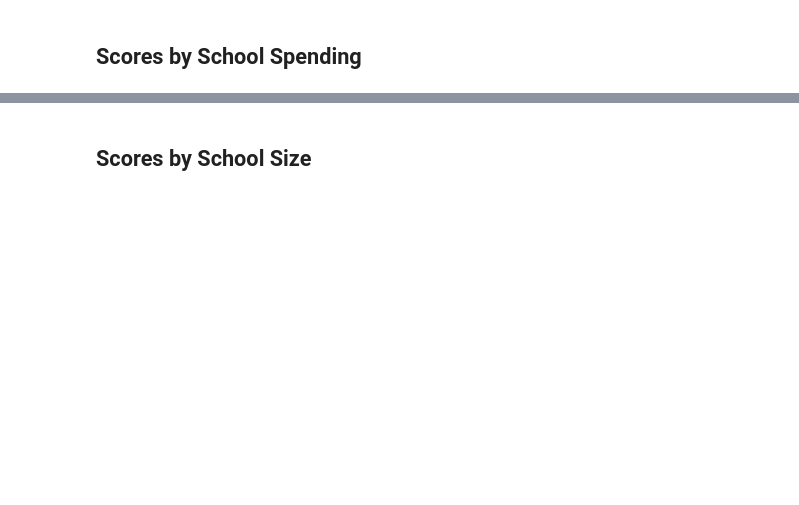
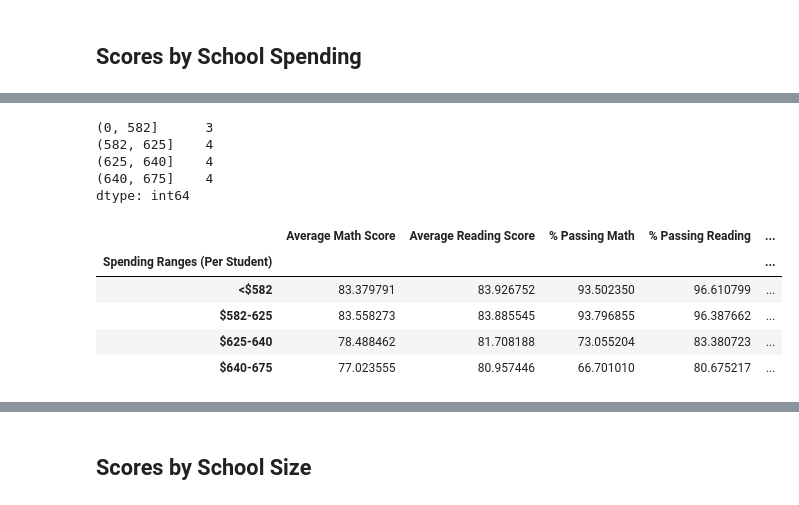
Before and after one commit to yumik20/School_District_Analysis, a Jupyter notebook: PyCitySchools_Challenge.ipynb, the cells around one changed output, grey strips where cells are left out. Saved outputs shown, nothing was run; the diff lists cells and outputs as text; code cells hidden in the pictures; blank space fills up the shorter version.

```diff
--- a/PyCitySchools_Challenge.ipynb
+++ b/PyCitySchools_Challenge.ipynb
@@ -380,5 +506,9 @@ per_school_summary_df
 # %%
 # Establish the spending bins and group names.
 
+spending_bins =  [0, 582, 625, 640, 675]
+
+group_names = ["<$582", "$582-625", "$625-640", "$640-675"]
 
 # Categorize spending based on the bins.
+pd.cut(per_school_capita, spending_bins)
@@ -385,6 +533,45 @@ per_school_summary_df
 # %%
 # Calculate averages for the desired columns.
+per_school_capita.groupby(pd.cut(per_school_capita, spending_bins)).count()
+# %% [output]
+(0, 582]      3
+(582, 625]    4
+(625, 640]    4
+(640, 675]    4
+dtype: int64
 # %%
-# Create the DataFrame
+# Create the DataFrame step 1
+per_school_summary_df["Spending Ranges (Per Student)"] = pd.cut(per_school_capita, spending_bins, labels=group_names)
+
+# Calculate averages for the desired columns.
+
+spending_math_scores = per_school_summary_df.groupby(["Spending Ranges (Per Student)"]).mean()["Average Math Score"]
+
+spending_reading_scores = per_school_summary_df.groupby(["Spending Ranges (Per Student)"]).mean()["Average Reading Score"]
+
+spending_passing_math = per_school_summary_df.groupby(["Spending Ranges (Per Student)"]).mean()["% Passing Math"]
+
+spending_passing_reading = per_school_summary_df.groupby(["Spending Ranges (Per Student)"]).mean()["% Passing Reading"]
+
+overall_passing_spending = per_school_summary_df.groupby(["Spending Ranges (Per Student)"]).mean()["% Overall Passing"]
+
+overall_passing_spending
+
+# Assemble into DataFrame.
+spending_summary_df = pd.DataFrame({
+          "Average Math Score" : spending_math_scores,
+          "Average Reading Score": spending_reading_scores,
+          "% Passing Math": spending_passing_math,
+          "% Passing Reading": spending_passing_reading,
+          "% Overall Passing": overall_passing_spending})
+
+spending_summary_df
+# %% [output]
+|  | Average Math Score | Average Reading Score | % Passing Math | % Passing Reading | ... |
+| Spending Ranges (Per Student) |  |  |  |  | ... |
+| <$582 | 83.379791 | 83.926752 | 93.502350 | 96.610799 | ... |
+| $582-625 | 83.558273 | 83.885545 | 93.796855 | 96.387662 | ... |
+| $625-640 | 78.488462 | 81.708188 | 73.055204 | 83.380723 | ... |
+| $640-675 | 77.023555 | 80.957446 | 66.701010 | 80.675217 | ... |
 # %%
 # Format the DataFrame
```
Also changed, not shown: parts of 22 cells of this notebook.
